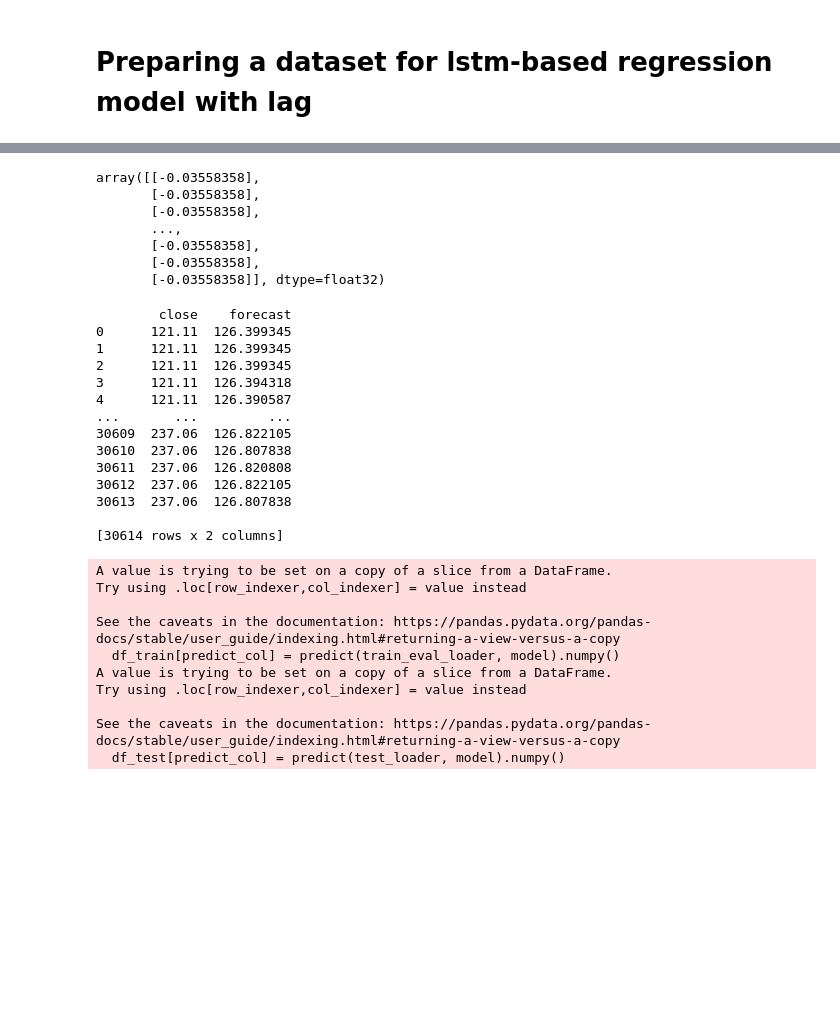
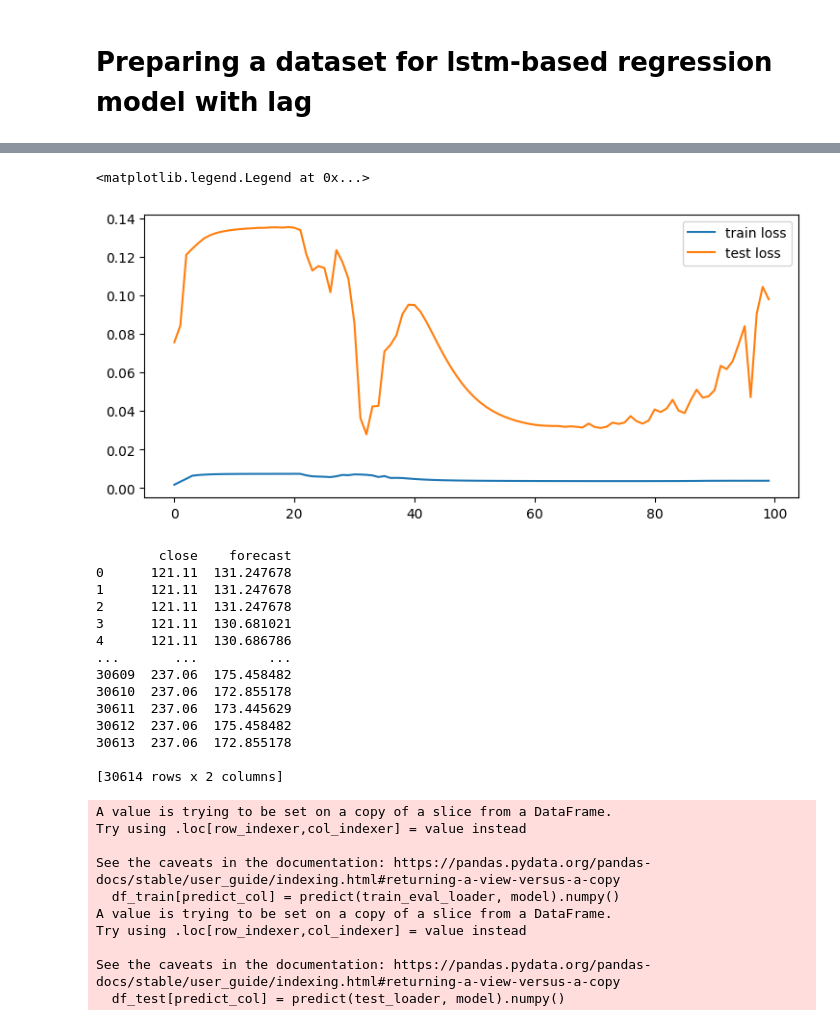
Before and after one commit to irusland/stonks, a Jupyter notebook: notebooks/moods_lstm.ipynb, the cells around one changed output, grey strips where cells are left out. Saved outputs shown, nothing was run; the diff lists cells and outputs as text; code cells hidden in the pictures; blank space fills up the shorter version.

Commit message:
mood lstm finished

```diff
--- a/notebooks/moods_lstm.ipynb
+++ b/notebooks/moods_lstm.ipynb
@@ -14,5 +20,6 @@ from sklearn.metrics import mean_absolute_percentage_error
 # %%
-df = pd.read_csv(DATA_PATH / 'news_stocks.csv', parse_dates=True).reindex(index=df.index[::-1]).reset_index(drop=True)
+df = pd.read_csv(DATA_PATH / 'news_stocks.csv', parse_dates=True)
+df = df.reindex(index=df.index[::-1]).reset_index(drop=True)
 df
 # %% [output]
 |  | date | title | text | link | author | label | open | high | low | close | volume |
@@ -123,9 +127,9 @@ class SequenceDataset(Dataset):
 # %%
 torch.manual_seed(101)
 
-sequence_length=3
+sequence_length = 3
 
-batch_size = 60
+batch_size = 100
 
 train_dataset = SequenceDataset(
     df_train,
@@ -140,7 +144,7 @@ test_dataset = SequenceDataset(
     sequence_length=sequence_length
 )
 
-train_loader = DataLoader(train_dataset, batch_size=batch_size, shuffle=True)
+train_loader = DataLoader(train_dataset, batch_size=batch_size, shuffle=False)
 test_loader = DataLoader(test_dataset, batch_size=batch_size, shuffle=False)
 
 X, y = next(iter(train_loader))
@@ -183,9 +189,14 @@ class ShallowRegressionLSTM(nn.Module):
 # %%
-learning_rate = 1e-3
-num_hidden_units = 16
-epochs_count = 80
+learning_rate = 0.01
+hidden_size = 42
+num_layers = 1
 
-model = ShallowRegressionLSTM(num_sensors=len(features), hidden_units=num_hidden_units)
+epochs_count = 100
+
+model = ShallowRegressionLSTM(input_size=len(features), hidden_size=hidden_size, num_layers=num_layers)
 loss_function = nn.MSELoss()
 # loss_function = nn.L1Loss()
 optimizer = torch.optim.Adam(model.parameters(), lr=learning_rate)
+# optimizer = torch.optim.SGD(model.parameters(), lr=learning_rate)
+
+summary(model, X.shape)
@@ -197,8 +226,9 @@ def train_model(data_loader, model, loss_function, optimizer):
 
     for X, y in data_loader:
         output = model(X)
+        optimizer.zero_grad()
+
         loss = loss_function(output, y)
-        optimizer.zero_grad()
         loss.backward()
         optimizer.step()
 
@@ -206,6 +236,7 @@ def train_model(data_loader, model, loss_function, optimizer):
 
     avg_loss = total_loss / num_batches
     print(f"Train loss: {avg_loss}")
+    return avg_loss
 
 def test_model(data_loader, model, loss_function):
 
@@ -220,17 +251,31 @@ def test_model(data_loader, model, loss_function):
 
     avg_loss = total_loss / num_batches
     print(f"Test loss: {avg_loss}")
+    return avg_loss
 
 
 print("Untrained test\n--------")
 test_model(test_loader, model, loss_function)
 print()
 
+train_losses = []
+test_losses = []
+
+
 for ix_epoch in range(epochs_count):
     print(f"Epoch {ix_epoch}\n---------")
-    train_model(train_loader, model, loss_function, optimizer=optimizer)
-    test_model(test_loader, model, loss_function)
+    train_loss = train_model(train_loader, model, loss_function, optimizer=optimizer)
+    train_losses.append(train_loss)
+    test_loss = test_model(test_loader, model, loss_function)
+    test_losses.append(test_loss)
+
     print()
+
+fig, ax = plt.subplots(1,1)
+
+ax.plot(train_losses, label='train loss')
+ax.plot(test_losses, label='test loss')
+ax.legend()
 # %% [output]
 Untrained test
 --------
@@ -258,13 +303,5 @@ Test loss: 36.16975054276728
+<matplotlib.legend.Legend at 0x...>
+[figure, added]
-# %%
-predict(train_eval_loader, model).numpy()
-# %% [output]
-array([[-0.03558358],
-       [-0.03558358],
-       [-0.03558358],
-       ...,
-       [-0.03558358],
-       [-0.03558358],
-       [-0.03558358]], dtype=float32)
 # %%
 def predict(data_loader, model):
 
@@ -287,23 +324,23 @@ df_test[predict_col] = predict(test_loader, model).numpy()
 
 df_out = pd.concat((df_train, df_test))[[target, predict_col]]
 
-for c in df_out.columns:
-    df_out[c] = df_out[c] * target_stdev + target_mean
+df_out = pd.DataFrame(sc.inverse_transform(df_out), columns=df_out.columns)
+
 
 print(df_out)
 # %% [output]
         close    forecast
-0      121.11  126.399345
-1      121.11  126.399345
-2      121.11  126.399345
-3      121.11  126.394318
-4      121.11  126.390587
+0      121.11  131.247678
+1      121.11  131.247678
+2      121.11  131.247678
+3      121.11  130.681021
+4      121.11  130.686786
 ...       ...         ...
-30609  237.06  126.822105
-30610  237.06  126.807838
-30611  237.06  126.820808
-30612  237.06  126.822105
-30613  237.06  126.807838
+30609  237.06  175.458482
+30610  237.06  172.855178
+30611  237.06  173.445629
+30612  237.06  175.458482
+30613  237.06  172.855178
 
 [30614 rows x 2 columns]
 A value is trying to be set on a copy of a slice from a DataFrame.
```
Also changed, not shown: parts of 16 cells of this notebook, 4 other files.
